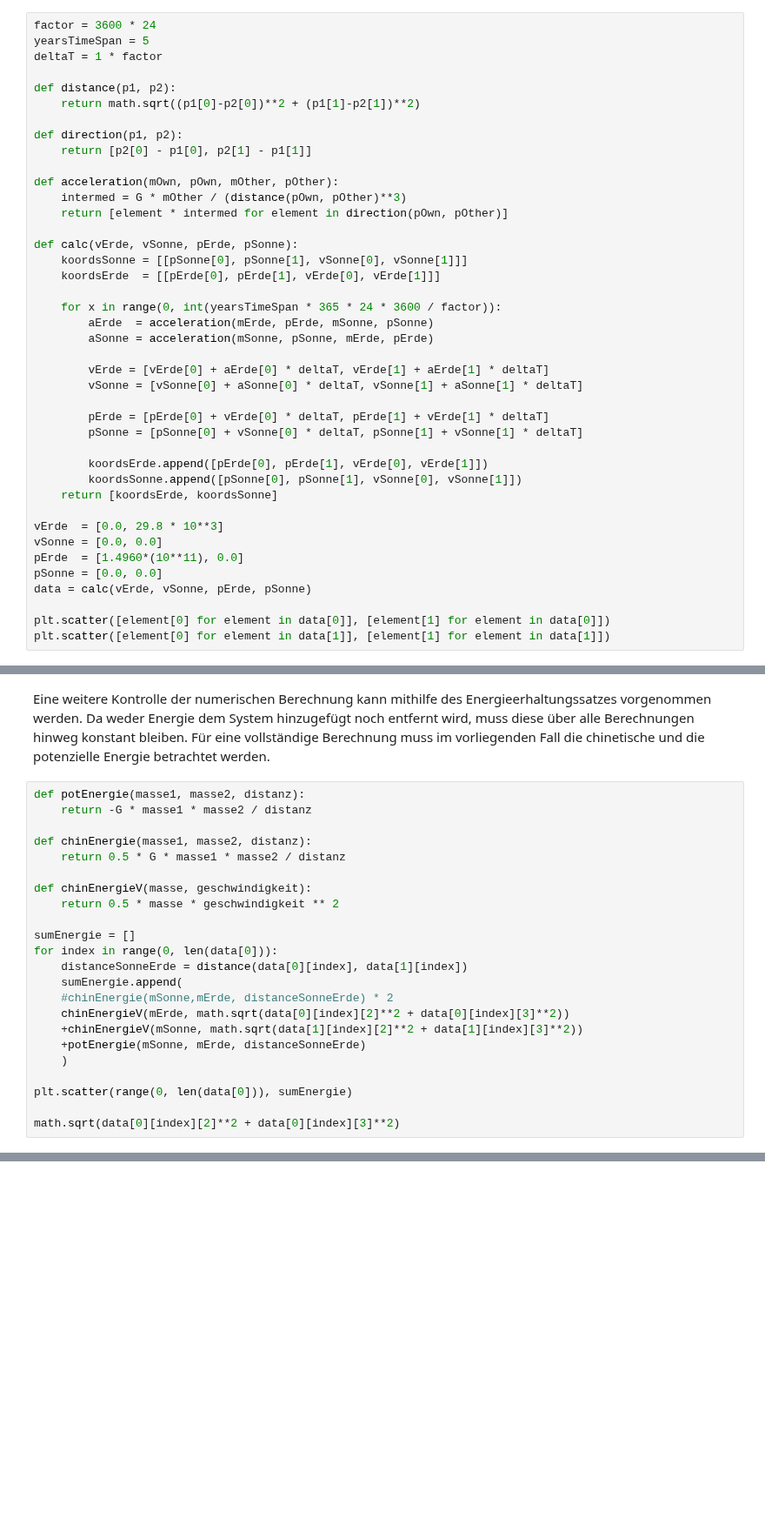
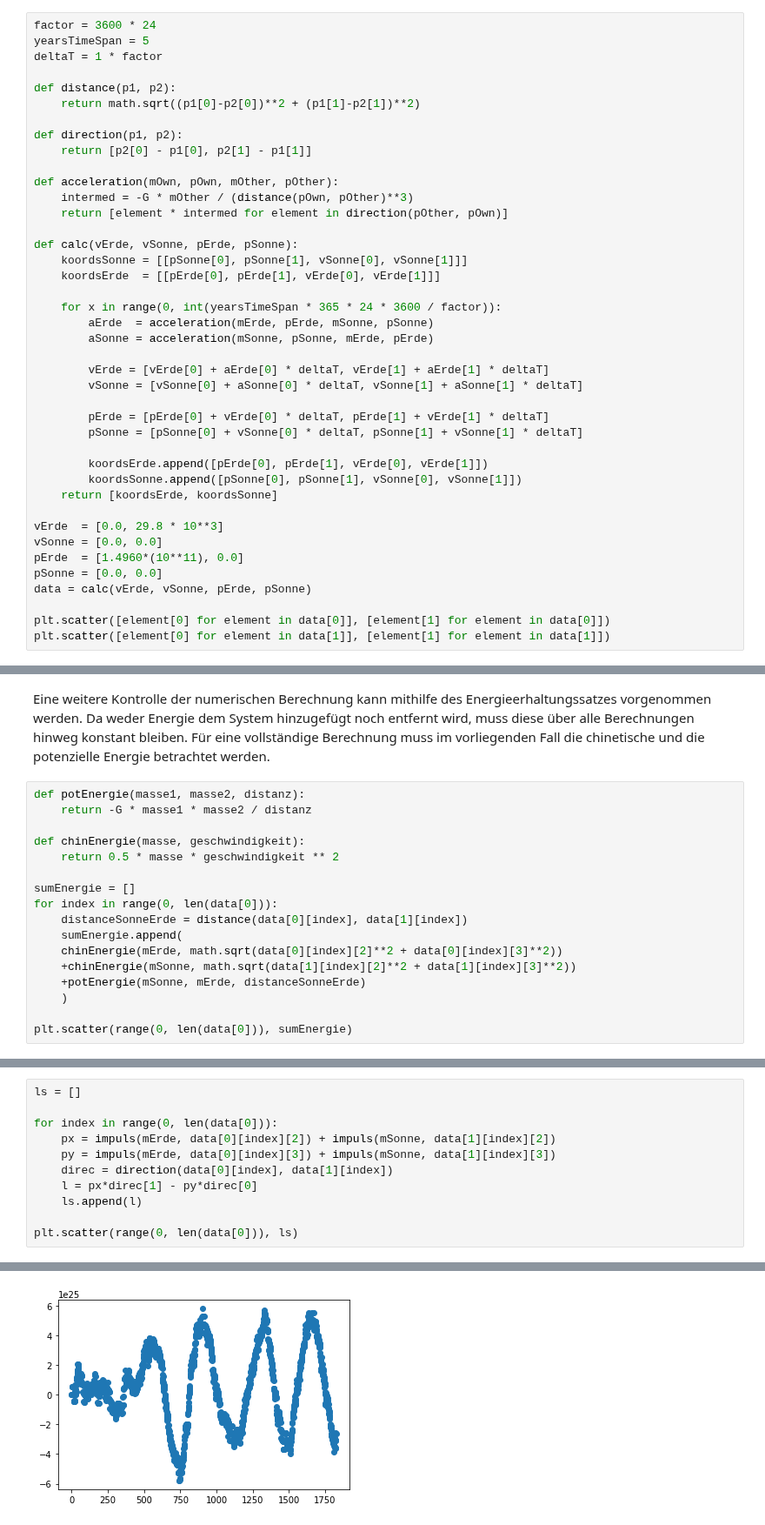
Before and after one commit to darenegade/modellbildung, a Jupyter notebook: Abgabe 2/Aufgabe 2.ipynb, the cells around one changed output, grey strips where cells are left out. Shown at 87% size. Drawn from its saved outputs; the diff is of its cells as text; blank space fills up the shorter version.

```diff
--- a/Abgabe 2/Aufgabe 2.ipynb
+++ b/Abgabe 2/Aufgabe 2.ipynb
@@ -26,8 +26,8 @@ def direction(p1, p2):
     return [p2[0] - p1[0], p2[1] - p1[1]]
 
 def acceleration(mOwn, pOwn, mOther, pOther):
-    intermed = G * mOther / (distance(pOwn, pOther)**3)
-    return [element * intermed for element in direction(pOwn, pOther)]
+    intermed = -G * mOther / (distance(pOwn, pOther)**3)
+    return [element * intermed for element in direction(pOther, pOwn)]
 
 def calc(vErde, vSonne, pErde, pSonne):
     koordsSonne = [[pSonne[0], pSonne[1], vSonne[0], vSonne[1]]]
@@ -116,23 +116,17 @@ Eine weitere Kontrolle der numerischen Berechnung kann mithilfe des Energieerhal
 def potEnergie(masse1, masse2, distanz):
     return -G * masse1 * masse2 / distanz
 
-def chinEnergie(masse1, masse2, distanz):
-    return 0.5 * G * masse1 * masse2 / distanz
-
-def chinEnergieV(masse, geschwindigkeit):
+def chinEnergie(masse, geschwindigkeit):
     return 0.5 * masse * geschwindigkeit ** 2
 
 sumEnergie = []
 for index in range(0, len(data[0])):
     distanceSonneErde = distance(data[0][index], data[1][index])
     sumEnergie.append(
-    #chinEnergie(mSonne,mErde, distanceSonneErde) * 2
-    chinEnergieV(mErde, math.sqrt(data[0][index][2]**2 + data[0][index][3]**2))
-    +chinEnergieV(mSonne, math.sqrt(data[1][index][2]**2 + data[1][index][3]**2))
+    chinEnergie(mErde, math.sqrt(data[0][index][2]**2 + data[0][index][3]**2))
+    +chinEnergie(mSonne, math.sqrt(data[1][index][2]**2 + data[1][index][3]**2))
     +potEnergie(mSonne, mErde, distanceSonneErde)
     )
 
 plt.scatter(range(0, len(data[0])), sumEnergie)
-
-math.sqrt(data[0][index][2]**2 + data[0][index][3]**2)
 # %% [output]
@@ -144,0 +135,12 @@ SyntaxError: invalid syntax (<ipython-input-9-be584d9a6ebf>, line 1)
+# %%
+ls = []
+
+for index in range(0, len(data[0])):
+    px = impuls(mErde, data[0][index][2]) + impuls(mSonne, data[1][index][2])
+    py = impuls(mErde, data[0][index][3]) + impuls(mSonne, data[1][index][3])
+    direc = direction(data[0][index], data[1][index])
+    l = px*direc[1] - py*direc[0]
+    ls.append(l)
+
+plt.scatter(range(0, len(data[0])), ls)
+# %% [output]
@@ -144,0 +148 @@ SyntaxError: invalid syntax (<ipython-input-9-be584d9a6ebf>, line 1)
+[figure, added]
```
Also changed, not shown: parts of 3 cells of this notebook.
